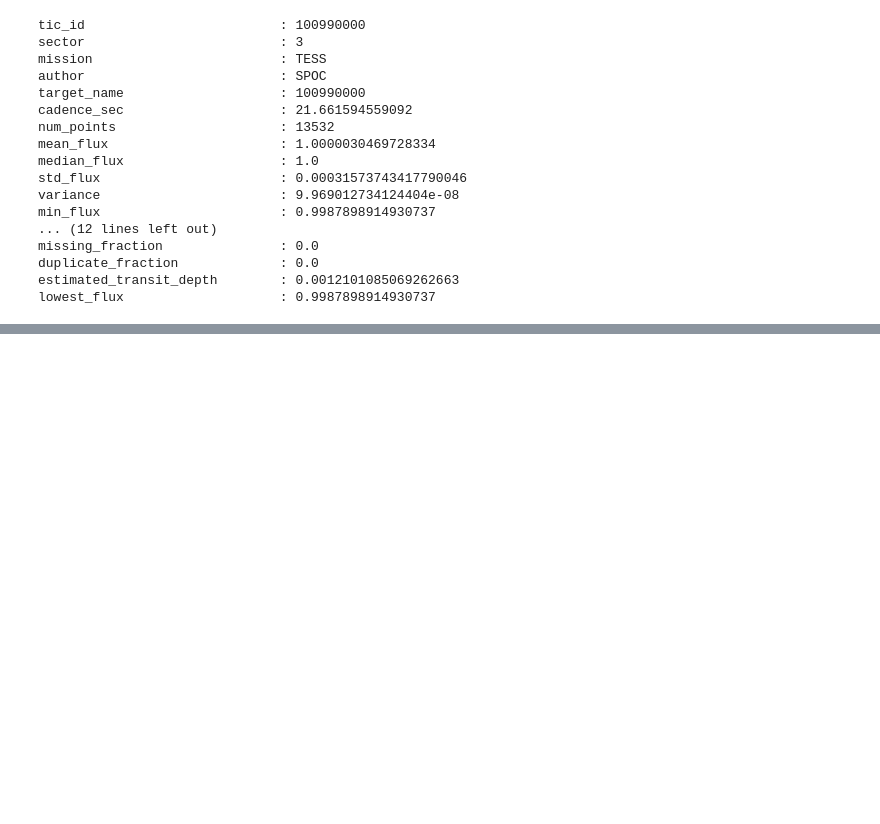
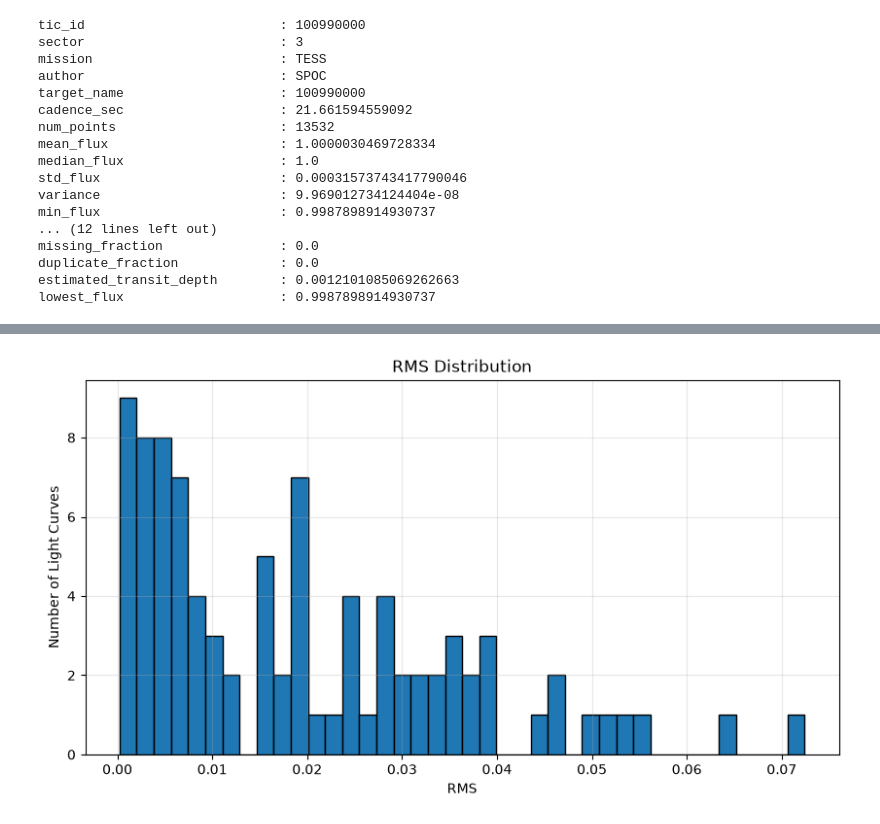
Before and after one commit to prinshu756/Exoplanet-detection, a Jupyter notebook: notebooks/Data_Quality_Analysis.ipynb, the cells around one changed output, grey strips where cells are left out. Cells and saved outputs as stored; diff of their text form; code cells hidden in the pictures; blank space fills up the shorter version.

```diff
--- a/notebooks/Data_Quality_Analysis.ipynb
+++ b/notebooks/Data_Quality_Analysis.ipynb
@@ -414,0 +602,26 @@ lowest_flux                    : 0.9987898914930737
+# %%
+plt.figure(figsize=(10,5))
+
+plt.hist(
+    quality_success["rms"],
+    bins=40,
+    edgecolor="black"
+)
+
+plt.title("RMS Distribution")
+
+plt.xlabel("RMS")
+
+plt.ylabel("Number of Light Curves")
+
+plt.grid(alpha=0.3)
+
+plt.savefig(
+    FIGURE_DIR / "rms_distribution.png",
+    dpi=300,
+    bbox_inches="tight"
+)
+
+plt.show()
+# %% [output]
+[figure, added]
```
Also changed, not shown: parts of 15 cells of this notebook, 11 other files.
